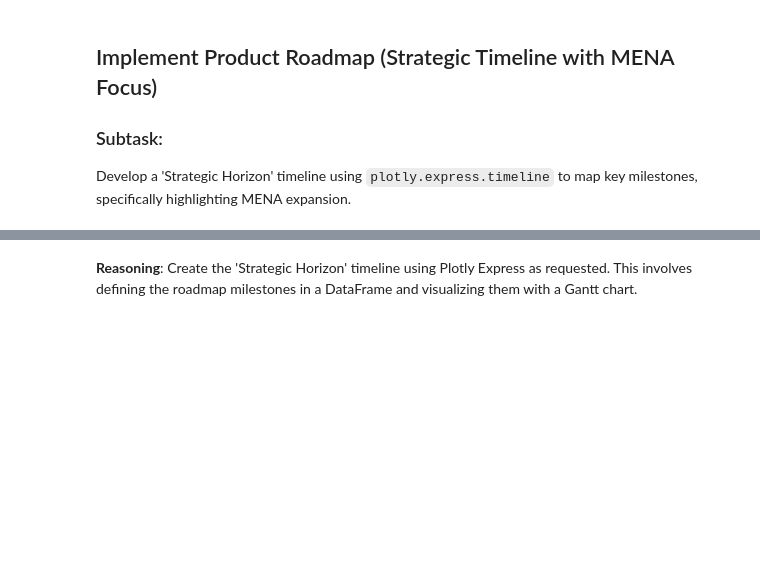
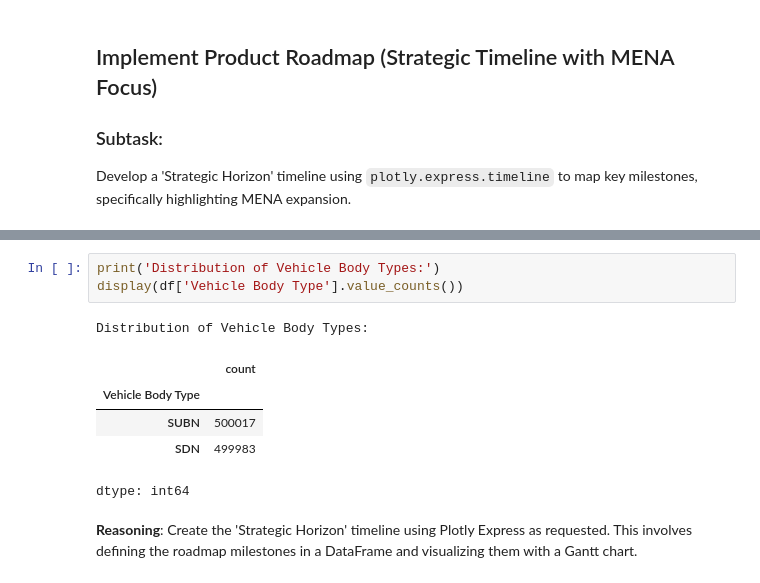
Before and after one commit to kristoffersodersten/namaka, a Jupyter notebook: Namaka.ipynb, the cells around one changed output, grey strips where cells are left out. Cells and saved outputs as stored; diff of their text form; blank space fills up the shorter version.

```diff
--- a/Namaka.ipynb
+++ b/Namaka.ipynb
@@ -876,3 +933,13 @@ Develop a 'Strategic Horizon' timeline using `plotly.express.timeline` to map ke
+# %%
+print('Distribution of Vehicle Body Types:')
+display(df['Vehicle Body Type'].value_counts())
+# %% [output]
+Distribution of Vehicle Body Types:
+|  | count |
+| Vehicle Body Type |  |
+| SUBN | 500017 |
+| SDN | 499983 |
+dtype: int64
 # %% [markdown]
 **Reasoning**:
 Create the 'Strategic Horizon' timeline using Plotly Express as requested. This involves defining the roadmap milestones in a DataFrame and visualizing them with a Gantt chart.
```
Also changed, not shown: parts of 53 cells of this notebook.
